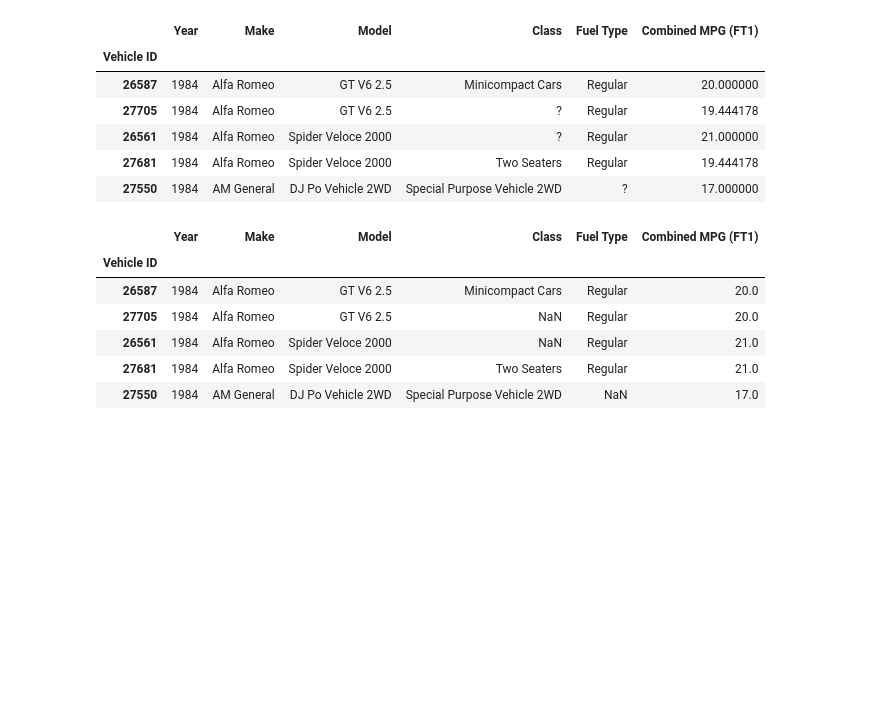
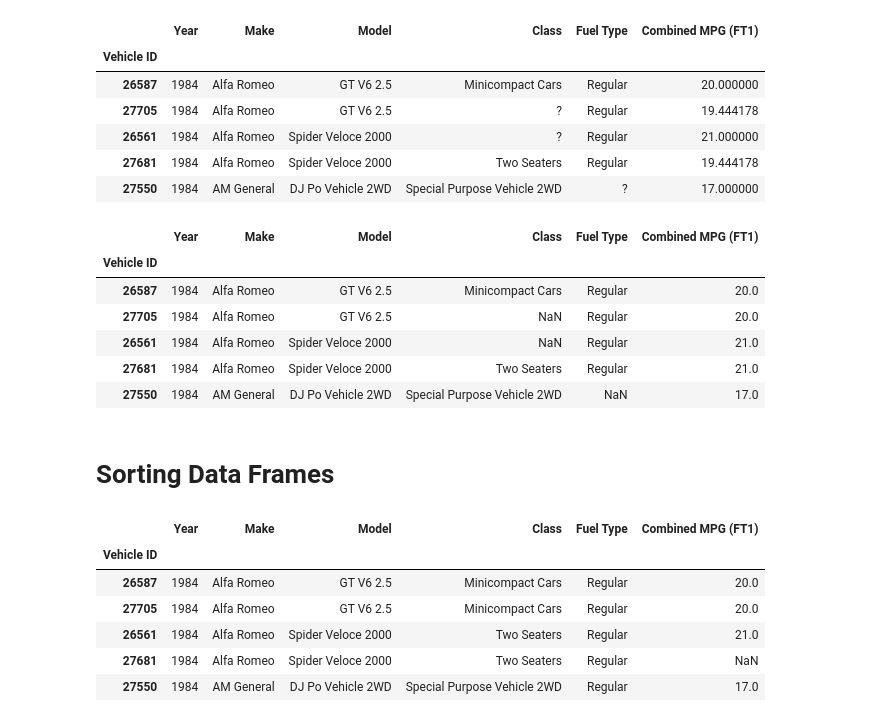
Before and after one commit to Byienio/Pandas_pg, a Jupyter notebook: DataFrames.ipynb, the cells around one changed output. Saved outputs shown, nothing was run; the diff lists cells and outputs as text; code cells hidden in the pictures; blank space fills up the shorter version.

Commit message:
Sorting Data Frame

```diff
--- a/DataFrames.ipynb
+++ b/DataFrames.ipynb
@@ -469,3 +469,17 @@ fuel.head()
 | 26561 | 1984 | Alfa Romeo | Spider Veloce 2000 | NaN | Regular | 21.0 |
 | 27681 | 1984 | Alfa Romeo | Spider Veloce 2000 | Two Seaters | Regular | 21.0 |
 | 27550 | 1984 | AM General | DJ Po Vehicle 2WD | Special Purpose Vehicle 2WD | NaN | 17.0 |
+# %% [markdown]
+# Sorting Data Frames
+# %%
+fuel = pd.read_csv('data/data/fuel.csv',low_memory=False, usecols=['Vehicle ID','Year','Make','Model','Class','Fuel Type','Combined MPG (FT1)'],index_col='Vehicle ID')
+fuel.loc[27681, 'Combined MPG (FT1)'] = np.nan
+fuel.head()
+# %% [output]
+|  | Year | Make | Model | Class | Fuel Type | Combined MPG (FT1) |
+| Vehicle ID |  |  |  |  |  |  |
+| 26587 | 1984 | Alfa Romeo | GT V6 2.5 | Minicompact Cars | Regular | 20.0 |
+| 27705 | 1984 | Alfa Romeo | GT V6 2.5 | Minicompact Cars | Regular | 20.0 |
+| 26561 | 1984 | Alfa Romeo | Spider Veloce 2000 | Two Seaters | Regular | 21.0 |
+| 27681 | 1984 | Alfa Romeo | Spider Veloce 2000 | Two Seaters | Regular | NaN |
+| 27550 | 1984 | AM General | DJ Po Vehicle 2WD | Special Purpose Vehicle 2WD | Regular | 17.0 |
```
Also changed, not shown: parts of 7 cells of this notebook.
